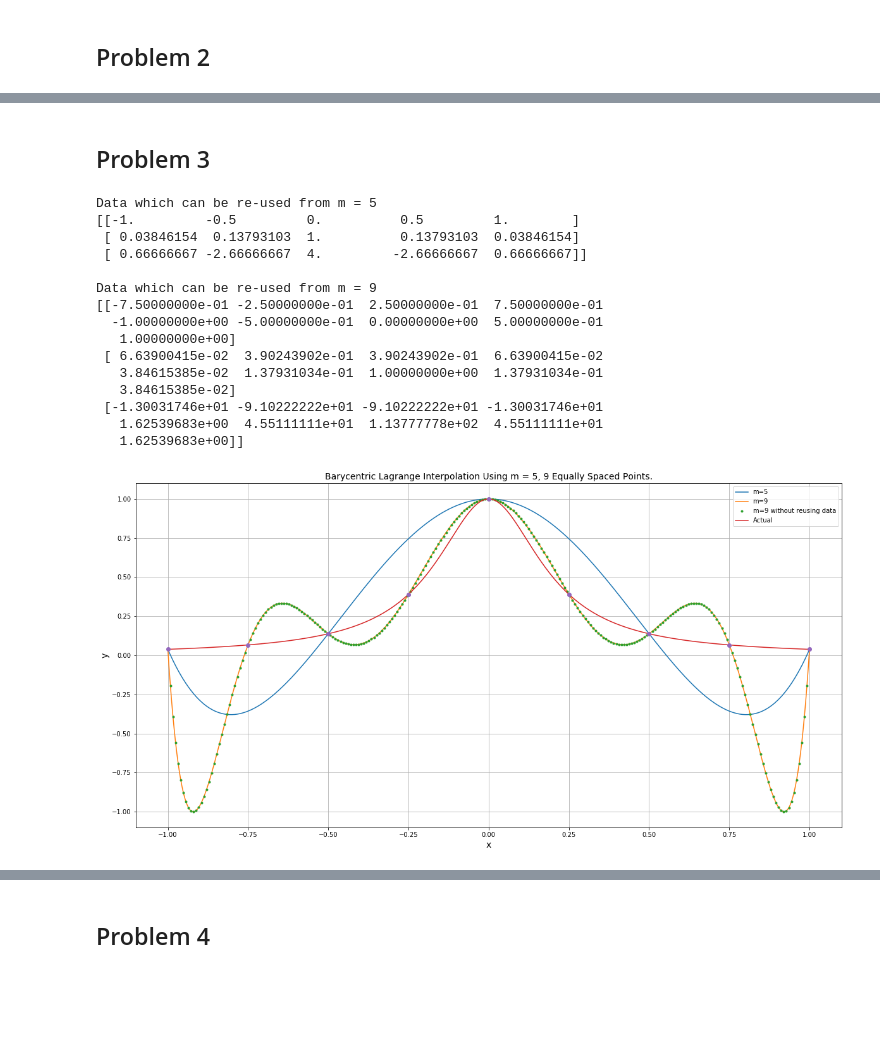
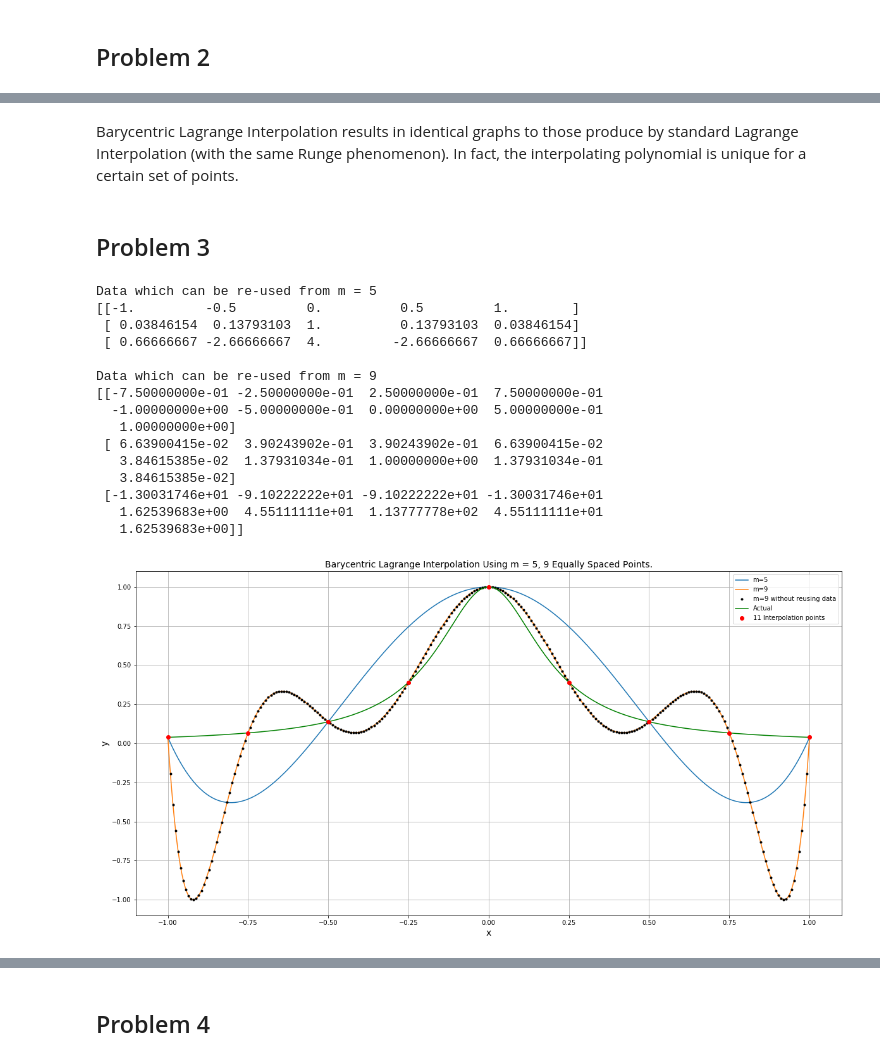
Before and after one commit to dhjx1996/Numerical_Analysis, a Jupyter notebook: Homework/Project 1.ipynb, the cells around one changed output, grey strips where cells are left out. Drawn from its saved outputs; the diff is of its cells as text; code cells hidden in the pictures; blank space fills up the shorter version.

```diff
--- a/Homework/Project 1.ipynb
+++ b/Homework/Project 1.ipynb
@@ -132,3 +134,5 @@ plt.grid()
+# %% [markdown]
+Barycentric Lagrange Interpolation results in identical graphs to those produce by standard Lagrange Interpolation (with the same Runge phenomenon). In fact, the interpolating polynomial is unique for a certain set of points.
 # %% [markdown]
 ## Problem 3
 # %%
@@ -203,35 +207,35 @@ x9vals = np.linspace(-1,1,m)
 y9vals = f(x9vals)
 m9, old_data_m9 = p_Barycentric_reuse(x9vals,y9vals,x,old_data_m5)
 print("Data which can be re-used from m =",m)
 print(old_data_m9)
 x1 = np.linspace(-1,1,250)
 m9_2 = p_Barycentric(x9vals,y9vals,x1)
 
 plt.figure(figsize=(20,10))
 plt.title("Barycentric Lagrange Interpolation Using m = 5, 9 Equally Spaced Points.", fontsize = 14)
 plt.xlabel("x", fontsize = 14)
 plt.ylabel("y", fontsize = 14)
 plt.plot(x,m5)
 plt.plot(x,m9)
-plt.plot(x1,m9_2, ".")
-plt.plot(x,f(x))
-plt.plot(x9vals,y9vals, "o")
-plt.legend(["m=5","m=9","m=9 without reusing data","Actual"])
+plt.plot(x1,m9_2, ".",color="black")
+plt.plot(x,f(x),color="green")
+plt.plot(x9vals,y9vals, "o", color="red")
+plt.legend(["m=5","m=9","m=9 without reusing data","Actual","11 Interpolation points"])
 plt.grid()
 # %% [output]
 Data which can be re-used from m = 5
 [[-1.         -0.5         0.          0.5         1.        ]
  [ 0.03846154  0.13793103  1.          0.13793103  0.03846154]
  [ 0.66666667 -2.66666667  4.         -2.66666667  0.66666667]]
 
 Data which can be re-used from m = 9
 [[-7.50000000e-01 -2.50000000e-01  2.50000000e-01  7.50000000e-01
   -1.00000000e+00 -5.00000000e-01  0.00000000e+00  5.00000000e-01
    1.00000000e+00]
  [ 6.63900415e-02  3.90243902e-01  3.90243902e-01  6.63900415e-02
    3.84615385e-02  1.37931034e-01  1.00000000e+00  1.37931034e-01
    3.84615385e-02]
  [-1.30031746e+01 -9.10222222e+01 -9.10222222e+01 -1.30031746e+01
    1.62539683e+00  4.55111111e+01  1.13777778e+02  4.55111111e+01
    1.62539683e+00]]
-[figure, old version]
+[figure, new version]
```
Also changed, not shown: parts of 78 cells of this notebook.
